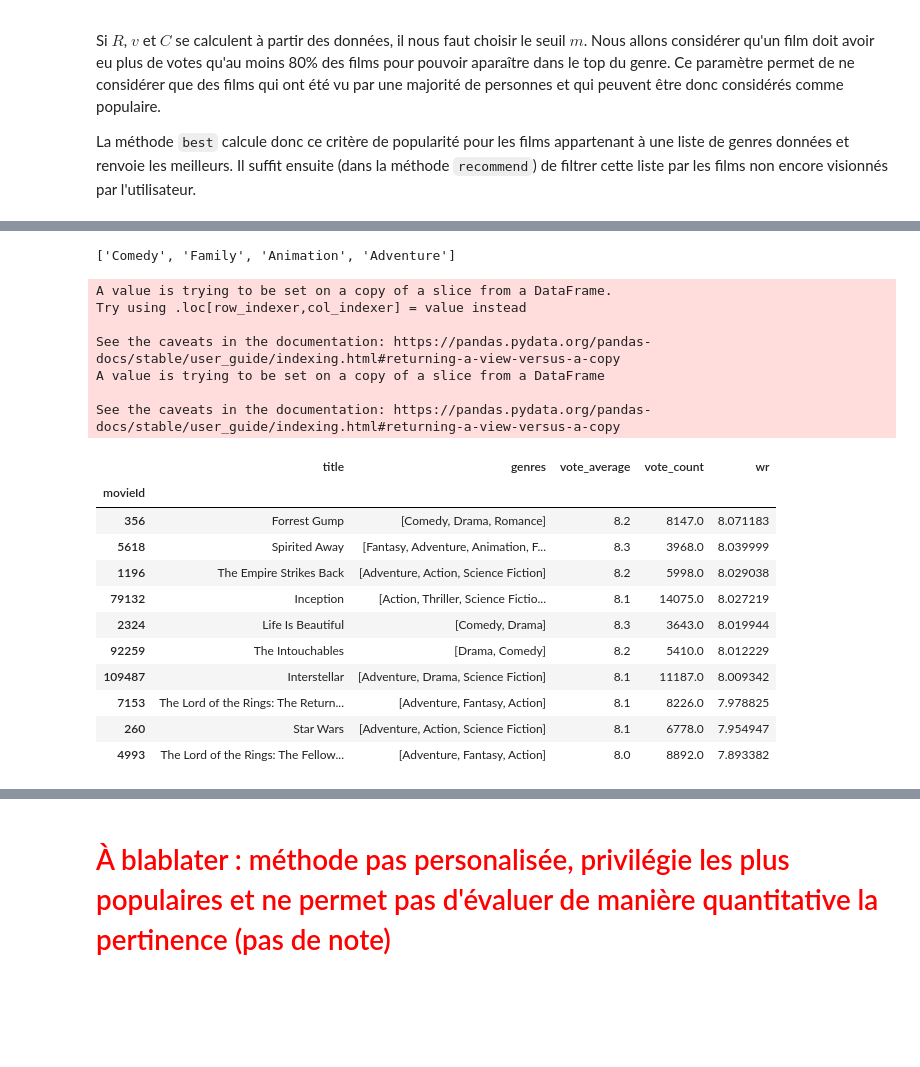
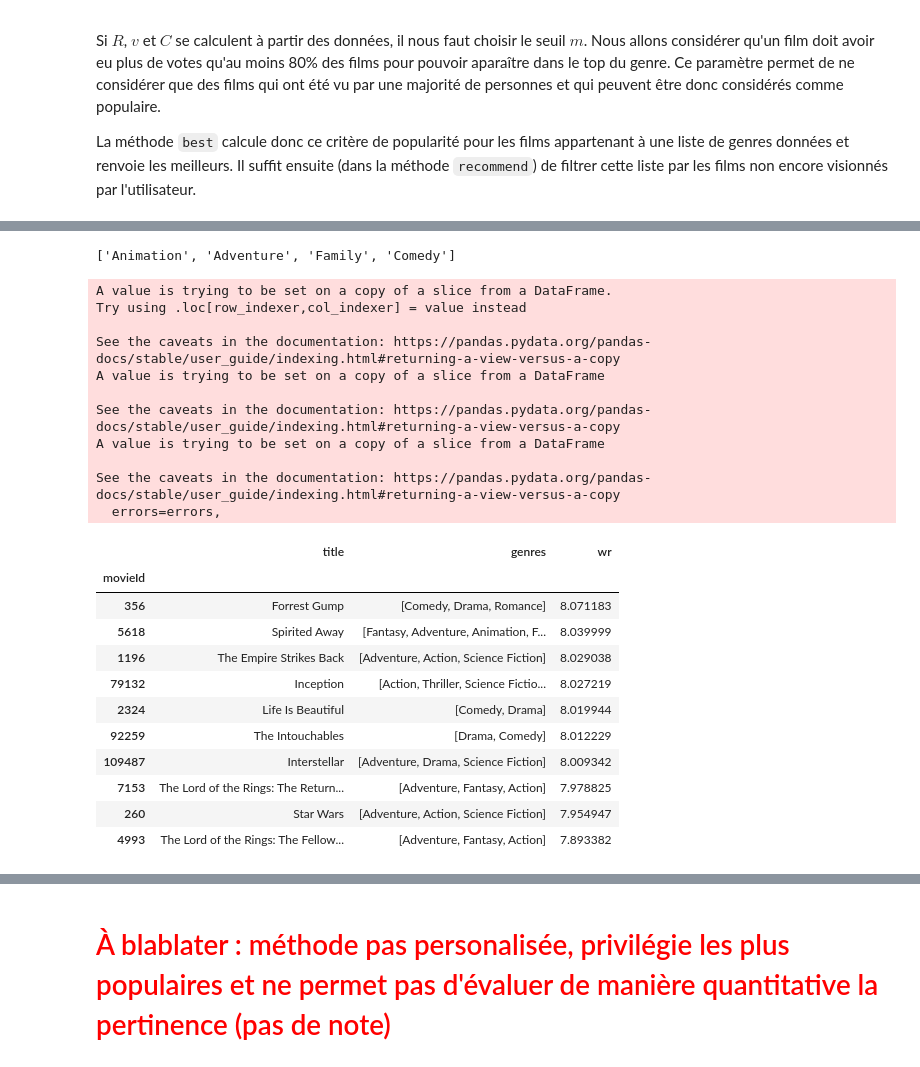
Before and after one commit to AnitaDurr/MovieRecommandation, a Jupyter notebook: MovieNotebook-Copy1.ipynb, the cells around one changed output, grey strips where cells are left out. Drawn from its saved outputs; the diff is of its cells as text; code cells hidden in the pictures; blank space fills up the shorter version.

```diff
--- a/MovieNotebook-Copy1.ipynb
+++ b/MovieNotebook-Copy1.ipynb
@@ -211,24 +211,29 @@ class PopularityRecommender:
 # %%
+pop = PopularityRecommender(movies, ratings, link)
 print(pop.pref_genres(100))
 pop.recommend(100, 10)
 # %% [output]
-['Comedy', 'Family', 'Animation', 'Adventure']
+['Animation', 'Adventure', 'Family', 'Comedy']
 A value is trying to be set on a copy of a slice from a DataFrame.
 Try using .loc[row_indexer,col_indexer] = value instead
 
 See the caveats in the documentation: https://pandas.pydata.org/pandas-docs/stable/user_guide/indexing.html#returning-a-view-versus-a-copy
 A value is trying to be set on a copy of a slice from a DataFrame
 
 See the caveats in the documentation: https://pandas.pydata.org/pandas-docs/stable/user_guide/indexing.html#returning-a-view-versus-a-copy
+A value is trying to be set on a copy of a slice from a DataFrame
+
+See the caveats in the documentation: https://pandas.pydata.org/pandas-docs/stable/user_guide/indexing.html#returning-a-view-versus-a-copy
+  errors=errors,
-|  | title | genres | vote_average | vote_count | wr |
-| movieId |  |  |  |  |  |
-| 356 | Forrest Gump | [Comedy, Drama, Romance] | 8.2 | 8147.0 | 8.071183 |
-| 5618 | Spirited Away | [Fantasy, Adventure, Animation, F... | 8.3 | 3968.0 | 8.039999 |
-| 1196 | The Empire Strikes Back | [Adventure, Action, Science Fiction] | 8.2 | 5998.0 | 8.029038 |
-| 79132 | Inception | [Action, Thriller, Science Fictio... | 8.1 | 14075.0 | 8.027219 |
-| 2324 | Life Is Beautiful | [Comedy, Drama] | 8.3 | 3643.0 | 8.019944 |
-| 92259 | The Intouchables | [Drama, Comedy] | 8.2 | 5410.0 | 8.012229 |
-| 109487 | Interstellar | [Adventure, Drama, Science Fiction] | 8.1 | 11187.0 | 8.009342 |
-| 7153 | The Lord of the Rings: The Return... | [Adventure, Fantasy, Action] | 8.1 | 8226.0 | 7.978825 |
-| 260 | Star Wars | [Adventure, Action, Science Fiction] | 8.1 | 6778.0 | 7.954947 |
-| 4993 | The Lord of the Rings: The Fellow... | [Adventure, Fantasy, Action] | 8.0 | 8892.0 | 7.893382 |
+|  | title | genres | wr |
+| movieId |  |  |  |
+| 356 | Forrest Gump | [Comedy, Drama, Romance] | 8.071183 |
+| 5618 | Spirited Away | [Fantasy, Adventure, Animation, F... | 8.039999 |
+| 1196 | The Empire Strikes Back | [Adventure, Action, Science Fiction] | 8.029038 |
+| 79132 | Inception | [Action, Thriller, Science Fictio... | 8.027219 |
+| 2324 | Life Is Beautiful | [Comedy, Drama] | 8.019944 |
+| 92259 | The Intouchables | [Drama, Comedy] | 8.012229 |
+| 109487 | Interstellar | [Adventure, Drama, Science Fiction] | 8.009342 |
+| 7153 | The Lord of the Rings: The Return... | [Adventure, Fantasy, Action] | 7.978825 |
+| 260 | Star Wars | [Adventure, Action, Science Fiction] | 7.954947 |
+| 4993 | The Lord of the Rings: The Fellow... | [Adventure, Fantasy, Action] | 7.893382 |
```
Also changed, not shown: parts of 31 cells of this notebook.
